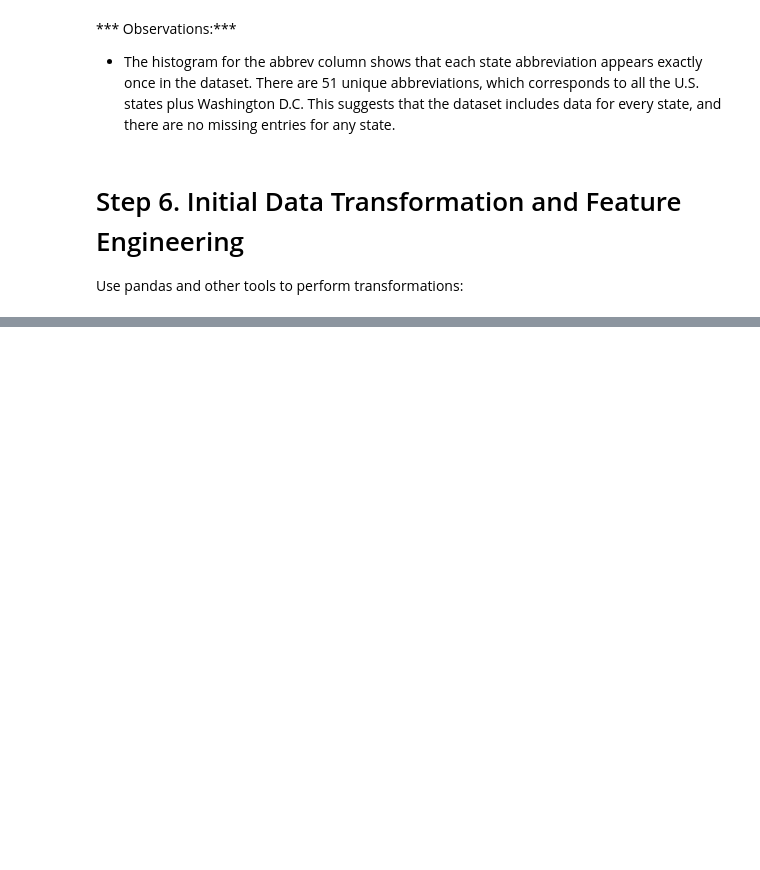
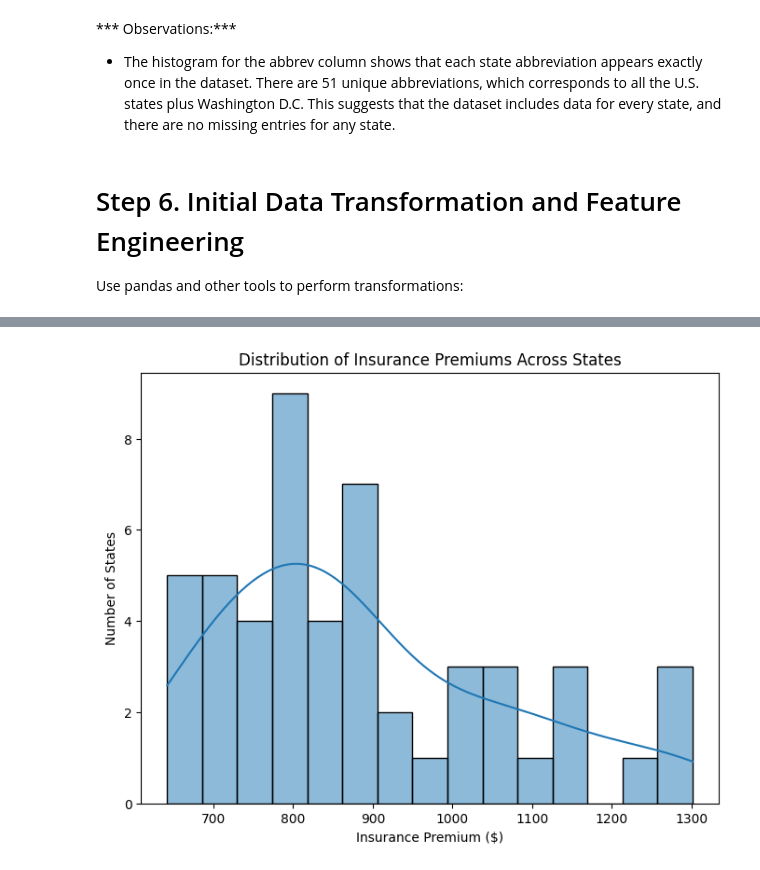
Before and after one commit to abeaderstadt/datafun-06-eda, a Jupyter notebook: beaderstadt_eda.ipynb, the cells around one changed output, grey strips where cells are left out. Saved outputs shown, nothing was run; the diff lists cells and outputs as text; code cells hidden in the pictures; blank space fills up the shorter version.

```diff
--- a/beaderstadt_eda.ipynb
+++ b/beaderstadt_eda.ipynb
@@ -182,0 +226,9 @@ print(df[['total', 'speeding', 'speeding_pct']].head())
+# %%
+plt.figure(figsize=(8,6))
+sns.histplot(df['ins_premium'], bins=15, kde=True)
+plt.xlabel("Insurance Premium ($)")
+plt.ylabel("Number of States")
+plt.title("Distribution of Insurance Premiums Across States")
+plt.show()
+# %% [output]
+[figure, added]
```
Also changed, not shown: parts of 11 cells of this notebook.
